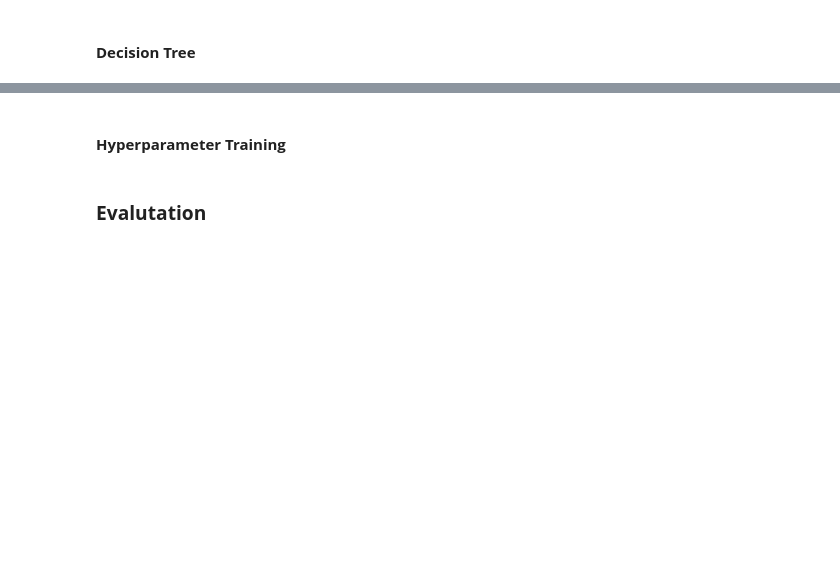
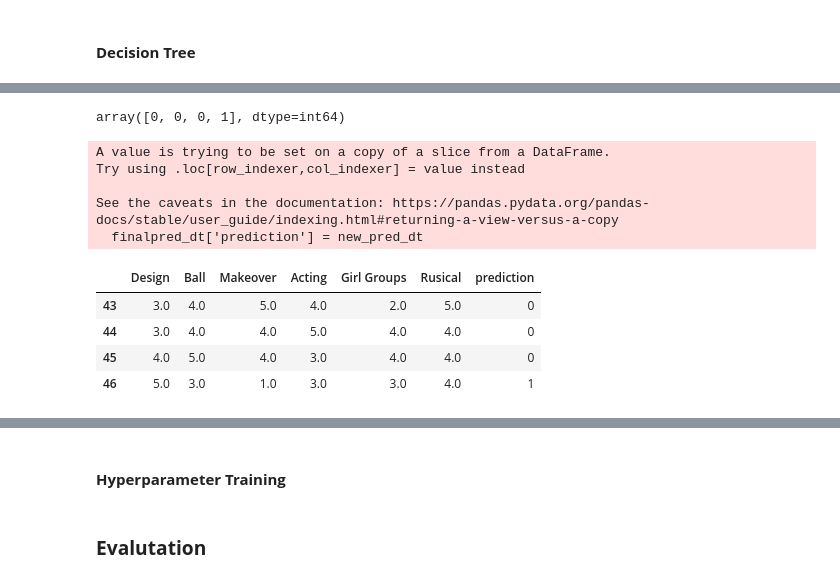
Before and after one commit to AGR-Yes/RuPauls-Drag-Race-Finalists, a Jupyter notebook: RPDR_Modeling.ipynb, the cells around one changed output, grey strips where cells are left out. Saved outputs shown, nothing was run; the diff lists cells and outputs as text; code cells hidden in the pictures; blank space fills up the shorter version.

```diff
--- a/RPDR_Modeling.ipynb
+++ b/RPDR_Modeling.ipynb
@@ -197,0 +200,6 @@ See the caveats in the documentation: https://pandas.pydata.org/pandas-docs/stab
+# %%
+X_dt = scoredf[['Design', 'Ball', 'Makeover', 'Acting', 'Girl Groups', 'Rusical']]
+y_dt = scoredf['Placement'] # Target variable
+
+# Split data into training and testing sets
+X_train_dt, X_test_dt, y_train_dt, y_test_dt = train_test_split(X_dt, y_dt, test_size=0.2, random_state=42)
@@ -197,0 +208,6 @@ See the caveats in the documentation: https://pandas.pydata.org/pandas-docs/stab
+# %%
+# Create a decision tree classifier
+clf = DecisionTreeClassifier()
+
+# Fit the model to the training data
+clf.fit(X_train_dt, y_train_dt)
@@ -197,0 +235,23 @@ See the caveats in the documentation: https://pandas.pydata.org/pandas-docs/stab
+# %%
+finalpred_dt = pred_final
+
+new_pred_dt = clf.predict(finalpred_dt)
+
+new_pred_dt
+# %% [output]
+array([0, 0, 0, 1], dtype=int64)
+# %%
+finalpred_dt['prediction'] = new_pred_dt
+
+finalpred_dt
+# %% [output]
+A value is trying to be set on a copy of a slice from a DataFrame.
+Try using .loc[row_indexer,col_indexer] = value instead
+
+See the caveats in the documentation: https://pandas.pydata.org/pandas-docs/stable/user_guide/indexing.html#returning-a-view-versus-a-copy
+  finalpred_dt['prediction'] = new_pred_dt
+|  | Design | Ball | Makeover | Acting | Girl Groups | Rusical | prediction |
+| 43 | 3.0 | 4.0 | 5.0 | 4.0 | 2.0 | 5.0 | 0 |
+| 44 | 3.0 | 4.0 | 4.0 | 5.0 | 4.0 | 4.0 | 0 |
+| 45 | 4.0 | 5.0 | 4.0 | 3.0 | 4.0 | 4.0 | 0 |
+| 46 | 5.0 | 3.0 | 1.0 | 3.0 | 3.0 | 4.0 | 1 |
```
Also changed, not shown: parts of 32 cells of this notebook.
